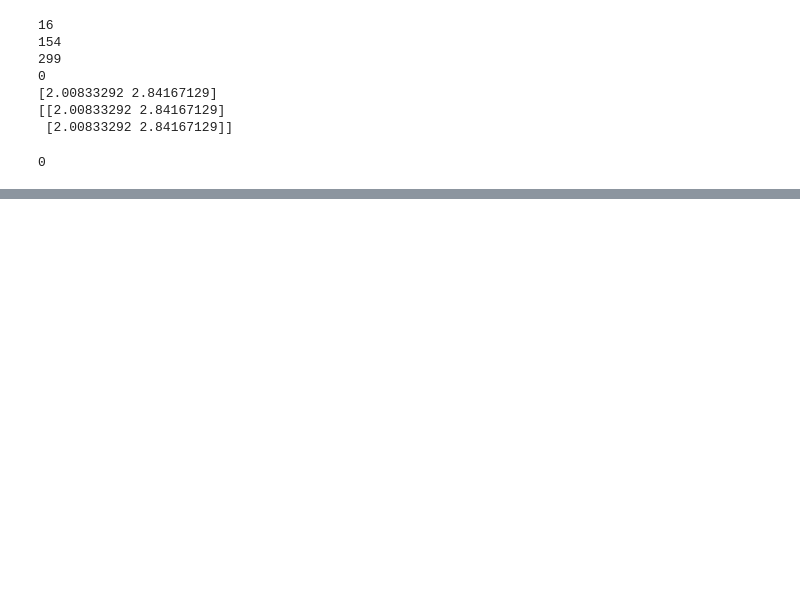
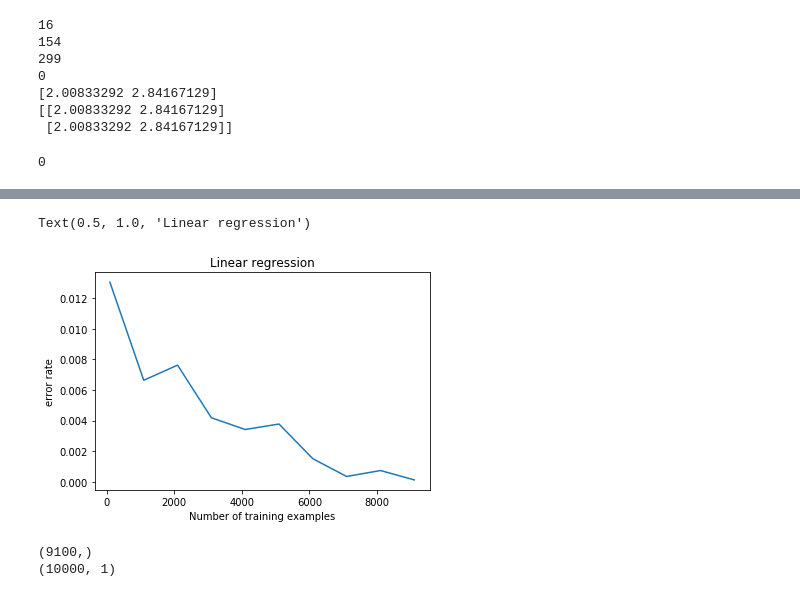
Before and after one commit to XD-QIN/TestCode, a Jupyter notebook: 360 video tracking/20191106_360.ipynb, the cells around one changed output, grey strips where cells are left out. Saved outputs shown, nothing was run; the diff lists cells and outputs as text; code cells hidden in the pictures; blank space fills up the shorter version.

```diff
--- a/360 video tracking/20191106_360.ipynb
+++ b/360 video tracking/20191106_360.ipynb
@@ -94,0 +117,14 @@ print(Y_output)
+# %%
+import time
+import matplotlib.pyplot as plt
+import numpy as np
+
+from sklearn import datasets, linear_model
+from sklearn.model_selection import train_test_split
+from sklearn.preprocessing import StandardScaler
+from sklearn.utils import check_random_state
+from sklearn.metrics import mean_squared_error, r2_score
+from sklearn.model_selection import learning_curve
+train_samples = 10000
+X_train, X_test, y_train, y_test = train_test_split(
+        Y, Y_output, train_size=train_samples, test_size=10000)
@@ -94,0 +153,58 @@ print(Y_output)
+# %%
+
+n = 100
+number = []
+train_error_rate = []
+test_error_rate = []
+while n < train_samples:
+    number.append(n)
+
+
+    #scaler = StandardScaler()
+    #X_train = scaler.fit_transform(X_train)
+    #X_test = scaler.transform(X_test)
+    print(n)
+    X_train_sin = np.sin(X_train[0:n,:])
+    y_train_sin = np.sin(y_train[0:n,:])
+    X_train_cos = np.cos(X_train[0:n,:])
+    y_train_cos = np.cos(y_train[0:n,:])
+
+    X_test_sin = np.sin(X_test[0:n,:])
+    X_test_sin = np.sin(X_test[0:n,:])
+    X_test_cos = np.cos(X_test[0:n,:])
+    X_test_cos = np.cos(X_test[0:n,:])
+
+
+    # Turn up tolerance for faster convergence
+    clf_sin = linear_model.LinearRegression()
+    clf_sin.fit(X_train_sin, y_train_sin)
+    clf_cos = linear_model.LinearRegression()
+    clf_cos.fit(X_train_cos, y_train_cos)
+
+    y_train_sin_pred = clf_sin.predict(X_train_sin)
+    y_train_cos_pred = clf_cos.predict(X_train_cos)
+    y_pred_train = np.zeros([y_train_cos_pred.shape[0]])
+    for k in range(y_train_sin_pred.shape[0]):
+        if y_train_sin_pred[k] >0 and y_train_cos_pred[k] > 0:
+            y_pred_train[k] = np.arctan(y_train_sin_pred[k]/y_train_cos_pred[k]) * 180/np.pi
+        elif y_train_sin_pred[k]  == 0 and y_train_cos_pred[k] == 1:
+            y_pred_train[k] = 90
+        elif y_train_sin_pred[k] >0 and y_train_cos_pred[k] < 0:
+            y_pred_train[k] = np.arctan(-y_train_sin_pred[k]/y_train_cos_pred[k]) * 180/np.pi + 90
+        elif y_train_sin_pred[k]  == 0 and y_train_cos_pred[k] == -1:
+            y_pred_train[k] = -180
+        elif y_train_sin_pred[k] < 0 and y_train_cos_pred[k] < 0:
+            y_pred_train[k] = - 1.0 * np.arctan(y_train_sin_pred[k]/y_train_cos_pred[k]) * 180/np.pi -90
+        elif y_train_sin_pred[k]  == 0 and y_train_cos_pred[k] == 1:
+            y_pred_train[k] = - 90
+        elif y_train_sin_pred[k] < 0 and y_train_cos_pred[k] > 0:
+            y_pred_train[k] = - 1.0 * np.arctan(-y_train_sin_pred[k]/y_train_cos_pred[k]) * 180/np.pi
+
+    train_error_rate.append(abs(np.mean(np.mod(y_pred_train-y_train+180, 360) - 180)/360))
+    n = n + 1000
+plt.plot(number, train_error_rate)
+
+plt.xlabel('Number of training examples')
+plt.ylabel('error rate')
+plt.title('Linear regression')
+# %% [output]
@@ -94,0 +221,8 @@ print(Y_output)
+Text(0.5, 1.0, 'Linear regression')
+[figure, added]
+# %%
+print(y_pred_train.shape)
+print(y_train.shape)
+# %% [output]
+(9100,)
+(10000, 1)
```
Also changed, not shown: parts of 8 cells of this notebook.
